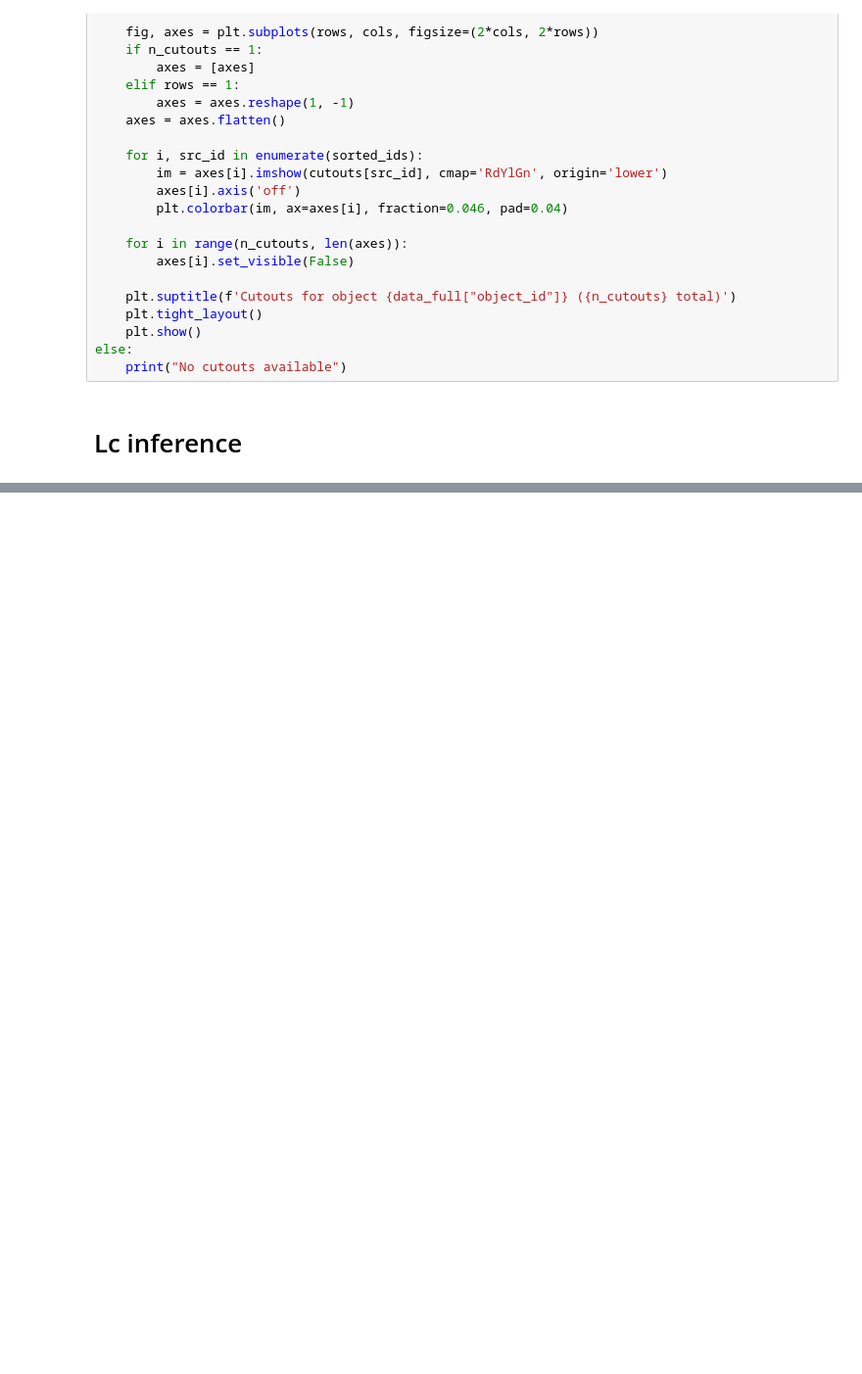
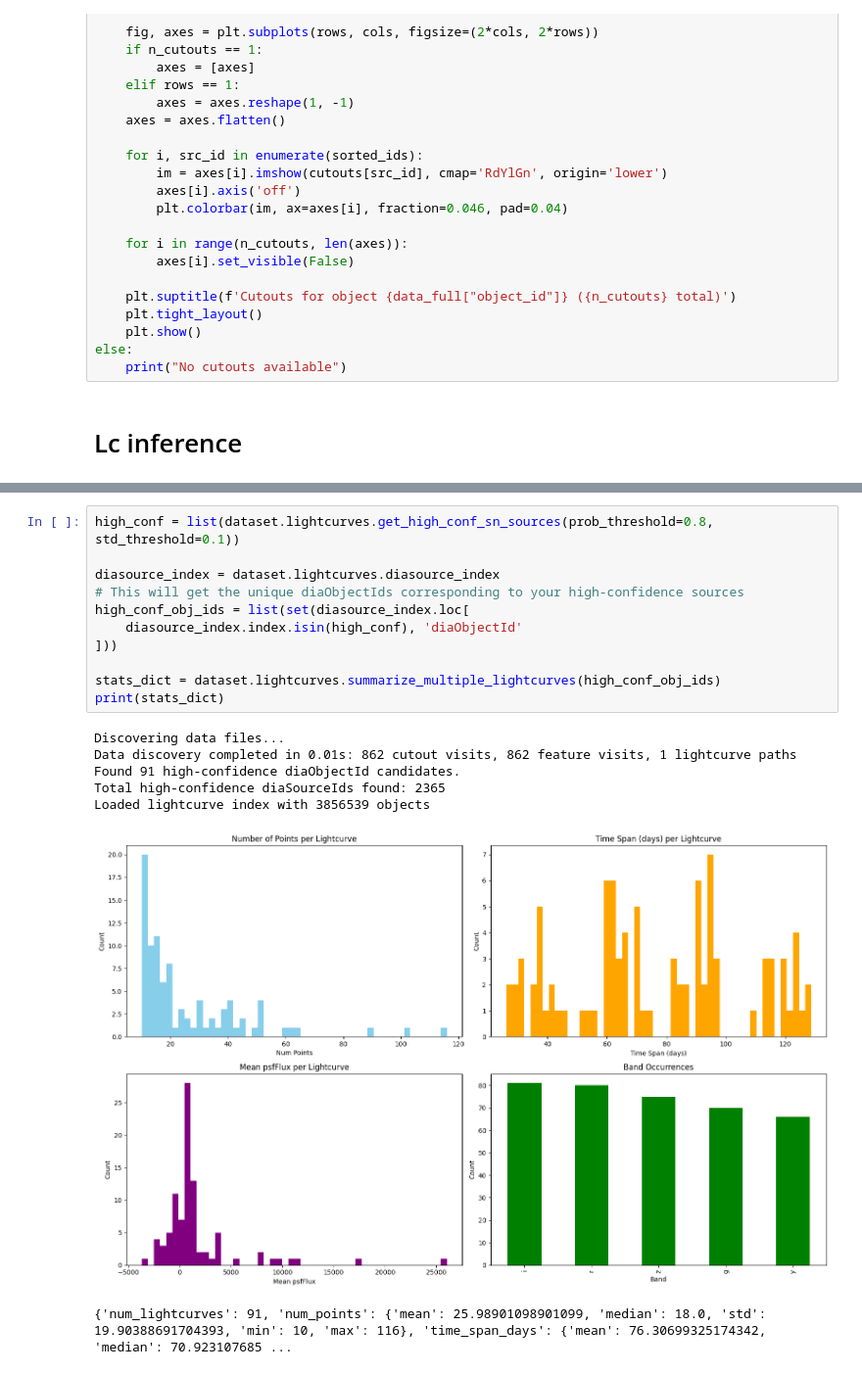
Before and after one commit to rbonnetguerrini/ML4transients, a Jupyter notebook: notebooks/data_loading_example.ipynb, the cells around one changed output, grey strips where cells are left out. Shown: that part at 98% size. Saved outputs shown, nothing was run; the diff lists cells and outputs as text; blank space fills up the shorter version.

```diff
--- a/notebooks/data_loading_example.ipynb
+++ b/notebooks/data_loading_example.ipynb
@@ -253,0 +187,19 @@ Total high-confidence diaSourceIds found: 544102
+# %%
+high_conf = list(dataset.lightcurves.get_high_conf_sn_sources(prob_threshold=0.8, std_threshold=0.1))
+
+diasource_index = dataset.lightcurves.diasource_index
+# This will get the unique diaObjectIds corresponding to your high-confidence sources
+high_conf_obj_ids = list(set(diasource_index.loc[
+    diasource_index.index.isin(high_conf), 'diaObjectId'
+]))
+
+stats_dict = dataset.lightcurves.summarize_multiple_lightcurves(high_conf_obj_ids)
+print(stats_dict)
+# %% [output]
+Discovering data files...
+Data discovery completed in 0.01s: 862 cutout visits, 862 feature visits, 1 lightcurve paths
+Found 91 high-confidence diaObjectId candidates.
+Total high-confidence diaSourceIds found: 2365
+Loaded lightcurve index with 3856539 objects
+[figure, added]
+{'num_lightcurves': 91, 'num_points': {'mean': 25.98901098901099, 'median': 18.0, 'std': 19.90388691704393, 'min': 10, 'max': 116}, 'time_span_days': {'mean': 76.30699325174342, 'median': 70.923107685 ...
```
Also changed, not shown: parts of 10 cells of this notebook, 20 other files.
